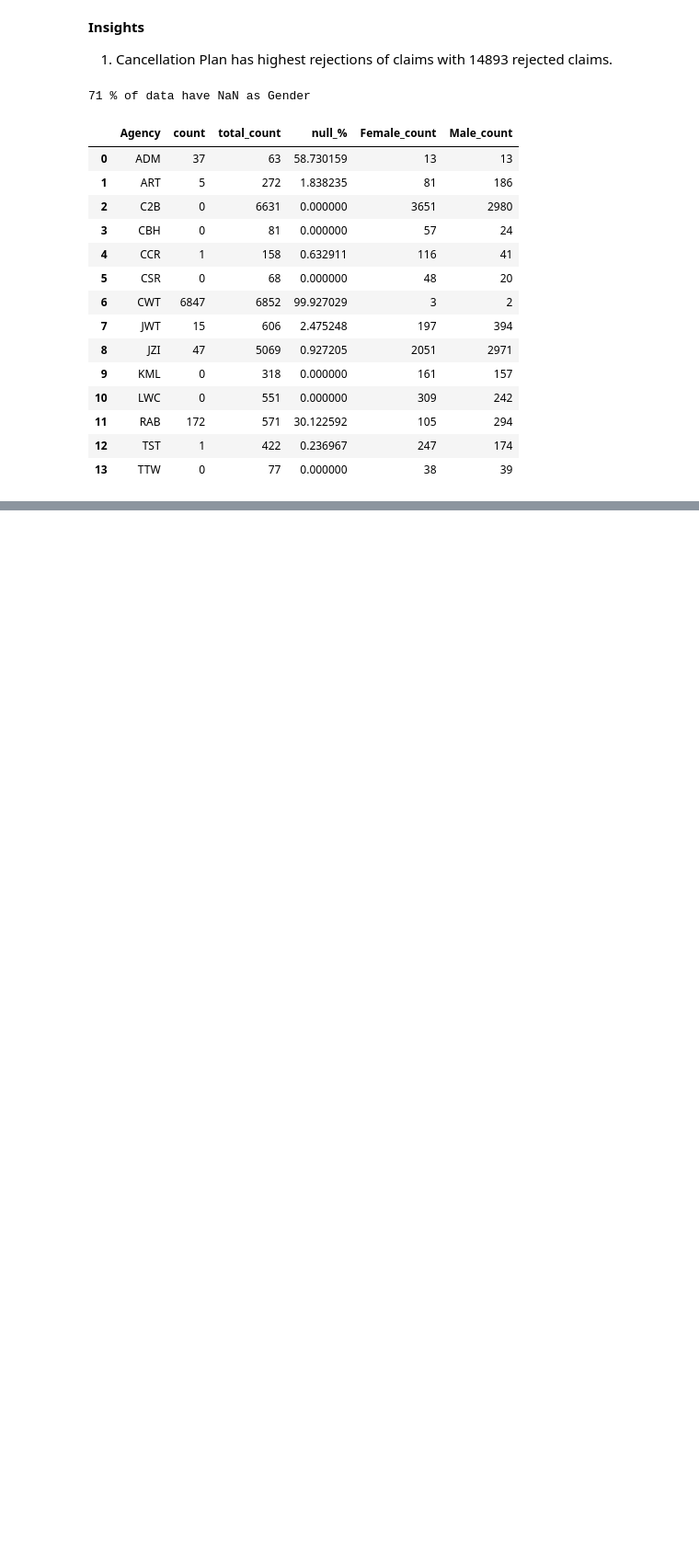
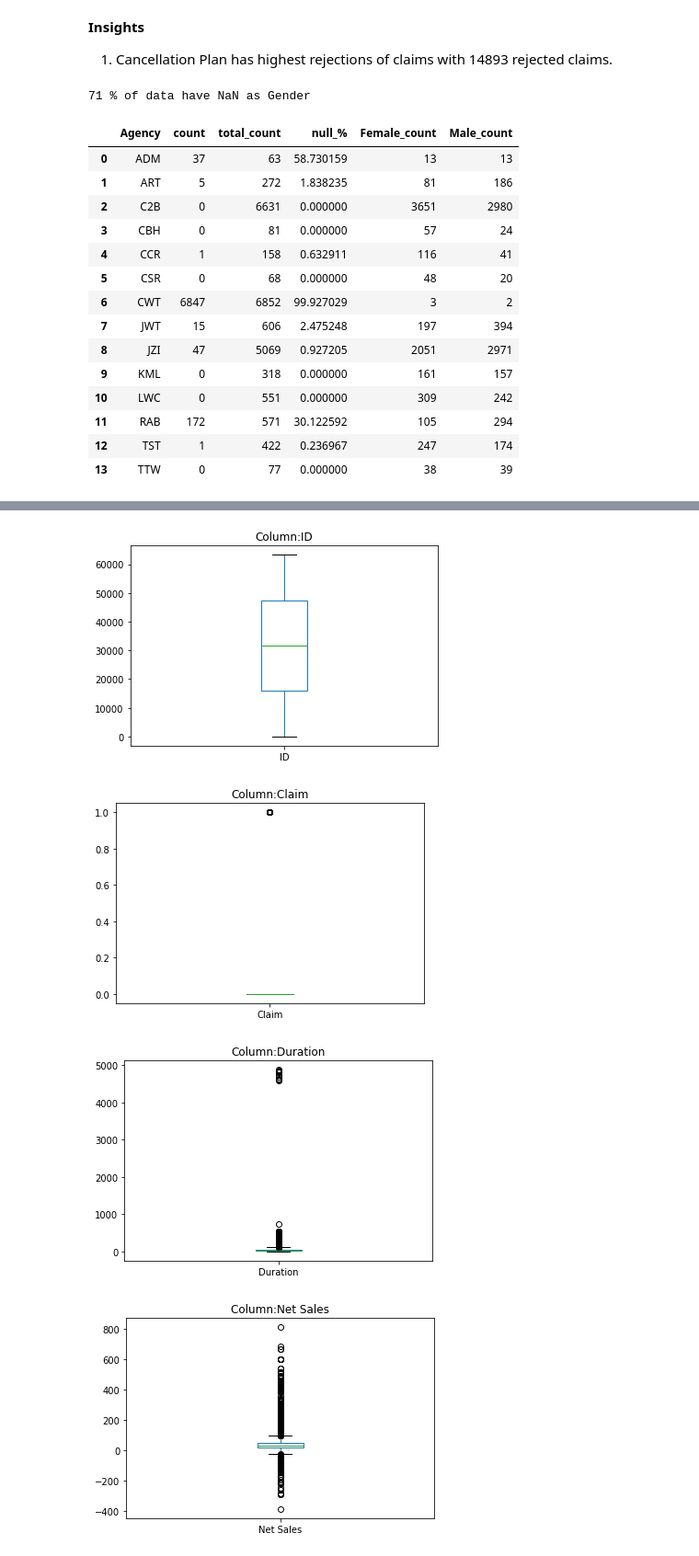
Before and after one commit to reshmastadas/Machine_Learning, a Jupyter notebook: insurance_risk_analysis/notebooks/Untitled1.ipynb, the cells around one changed output, grey strips where cells are left out. Shown at 92% size. Cells and saved outputs as stored; diff of their text form; code cells hidden in the pictures; blank space fills up the shorter version.

```diff
--- a/insurance_risk_analysis/notebooks/Untitled1.ipynb
+++ b/insurance_risk_analysis/notebooks/Untitled1.ipynb
@@ -207,0 +250,10 @@ group_by_null(df,'Agency','Gender')
+# %%
+for col in numerical_cols:
+    df[col].plot(kind='box')
+    plt.title('Column:'+str(col))
+    plt.show()
+# %% [output]
+[figure, added]
+[figure, added]
+[figure, added]
+[figure, added]
```
Also changed, not shown: parts of 26 cells of this notebook.
